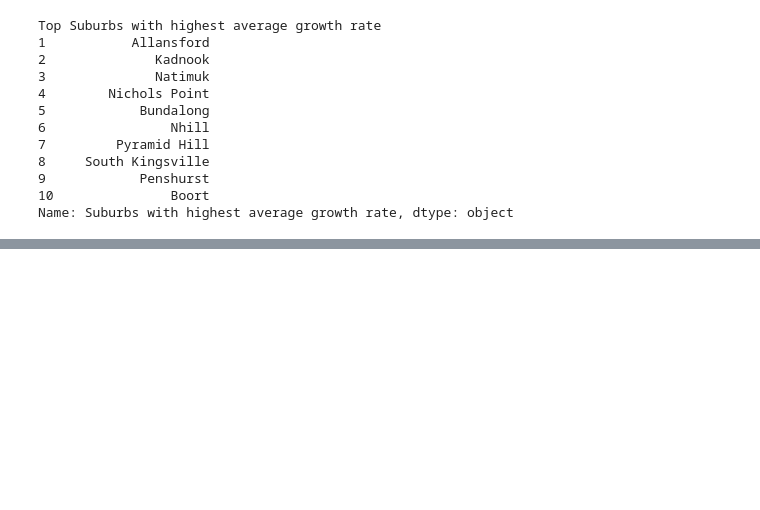
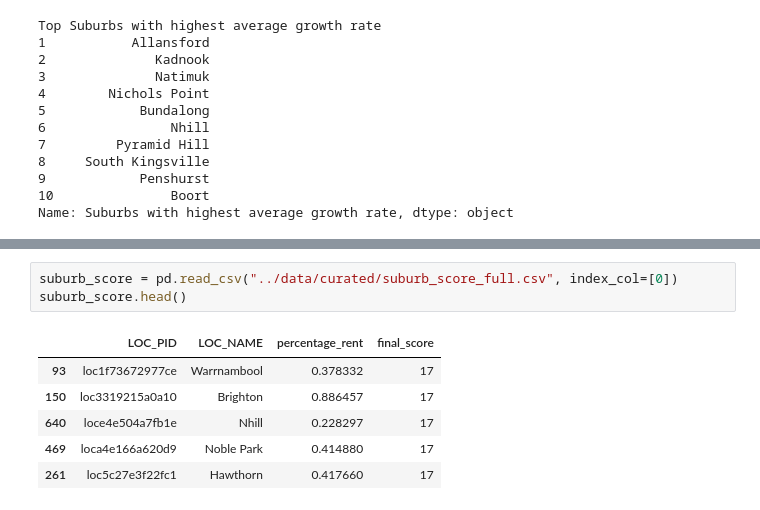
Before and after one commit to MAST30034-Applied-Data-Science/generic-real-estate-consulting-project-group-6, a Jupyter notebook: notebooks/summary_notebook.ipynb, the cells around one changed output, grey strips where cells are left out. Cells and saved outputs as stored; diff of their text form; blank space fills up the shorter version.

```diff
--- a/notebooks/summary_notebook.ipynb
+++ b/notebooks/summary_notebook.ipynb
@@ -713,0 +786,10 @@ Name: Suburbs with highest average growth rate, dtype: object
+# %%
+suburb_score = pd.read_csv("../data/curated/suburb_score_full.csv", index_col=[0])
+suburb_score.head()
+# %% [output]
+|  | LOC_PID | LOC_NAME | percentage_rent | final_score |
+| 93 | loc1f73672977ce | Warrnambool | 0.378332 | 17 |
+| 150 | loc3319215a0a10 | Brighton | 0.886457 | 17 |
+| 640 | loce4e504a7fb1e | Nhill | 0.228297 | 17 |
+| 469 | loca4e166a620d9 | Noble Park | 0.414880 | 17 |
+| 261 | loc5c27e3f22fc1 | Hawthorn | 0.417660 | 17 |
```
Also changed, not shown: parts of 20 cells of this notebook, 3 other files.
